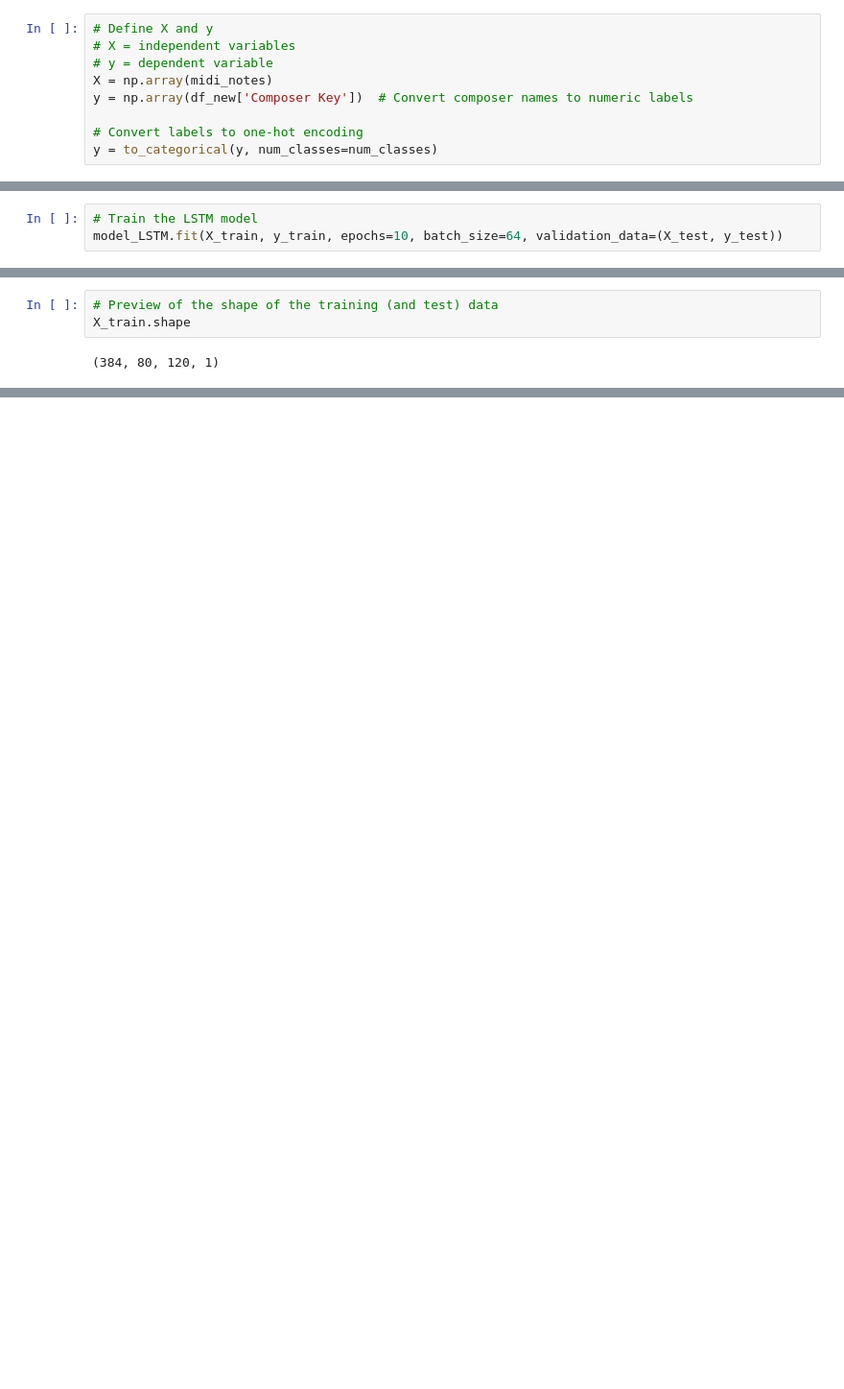
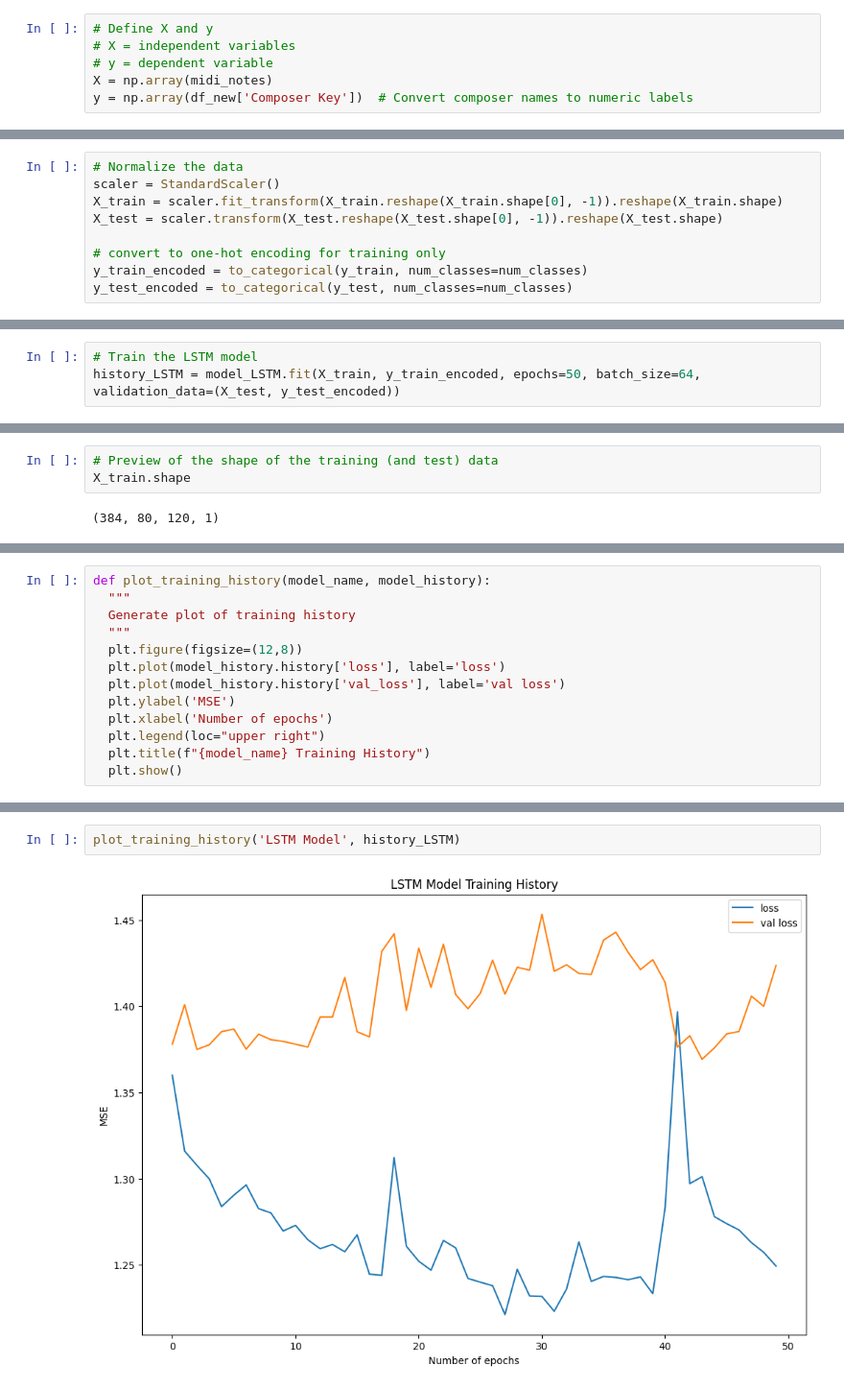
Before and after one commit to AldenCaterio/AAI511-FinalProject, a Jupyter notebook: AAI511_FinalTeamProject_Group2_Final.ipynb, the cells around one changed output, grey strips where cells are left out. Shown: that part at 96% size. Cells and saved outputs as stored; diff of their text form; blank space fills up the shorter version.

```diff
--- a/AAI511_FinalTeamProject_Group2_Final.ipynb
+++ b/AAI511_FinalTeamProject_Group2_Final.ipynb
@@ -262,9 +401,6 @@ Model: "sequential_18"
 # y = dependent variable
 X = np.array(midi_notes)
 y = np.array(df_new['Composer Key'])  # Convert composer names to numeric labels
-
-# Convert labels to one-hot encoding
-y = to_categorical(y, num_classes=num_classes)
 # %%
 np.shape(X)
 # %% [output]
@@ -276,3 +408,12 @@ np.shape(y)
 # %%
 # Split the data into training and testing sets
 X_train, X_test, y_train, y_test = train_test_split(X, y, test_size=0.2, random_state=42)
+# %%
+# Normalize the data
+scaler = StandardScaler()
+X_train = scaler.fit_transform(X_train.reshape(X_train.shape[0], -1)).reshape(X_train.shape)
+X_test = scaler.transform(X_test.reshape(X_test.shape[0], -1)).reshape(X_test.shape)
+
+# convert to one-hot encoding for training only
+y_train_encoded = to_categorical(y_train, num_classes=num_classes)
+y_test_encoded = to_categorical(y_test, num_classes=num_classes)
@@ -279,4 +429,4 @@ X_train, X_test, y_train, y_test = train_test_split(X, y, test_size=0.2, random_
 # %%
 # Train the LSTM model
-model_LSTM.fit(X_train, y_train, epochs=10, batch_size=64, validation_data=(X_test, y_test))
+history_LSTM = model_LSTM.fit(X_train, y_train_encoded, epochs=50, batch_size=64, validation_data=(X_test, y_test_encoded))
 # %% [output]
@@ -467,0 +501,13 @@ Test Accuracy: 25.00%
+# %%
+def plot_training_history(model_name, model_history):
+  """
+  Generate plot of training history
+  """
+  plt.figure(figsize=(12,8))
+  plt.plot(model_history.history['loss'], label='loss')
+  plt.plot(model_history.history['val_loss'], label='val loss')
+  plt.ylabel('MSE')
+  plt.xlabel('Number of epochs')
+  plt.legend(loc="upper right")
+  plt.title(f"{model_name} Training History")
+  plt.show()
@@ -467,0 +536,4 @@ Test Accuracy: 25.00%
+# %%
+plot_training_history('LSTM Model', history_LSTM)
+# %% [output]
+[figure, added]
```
Also changed, not shown: parts of 53 cells of this notebook.
